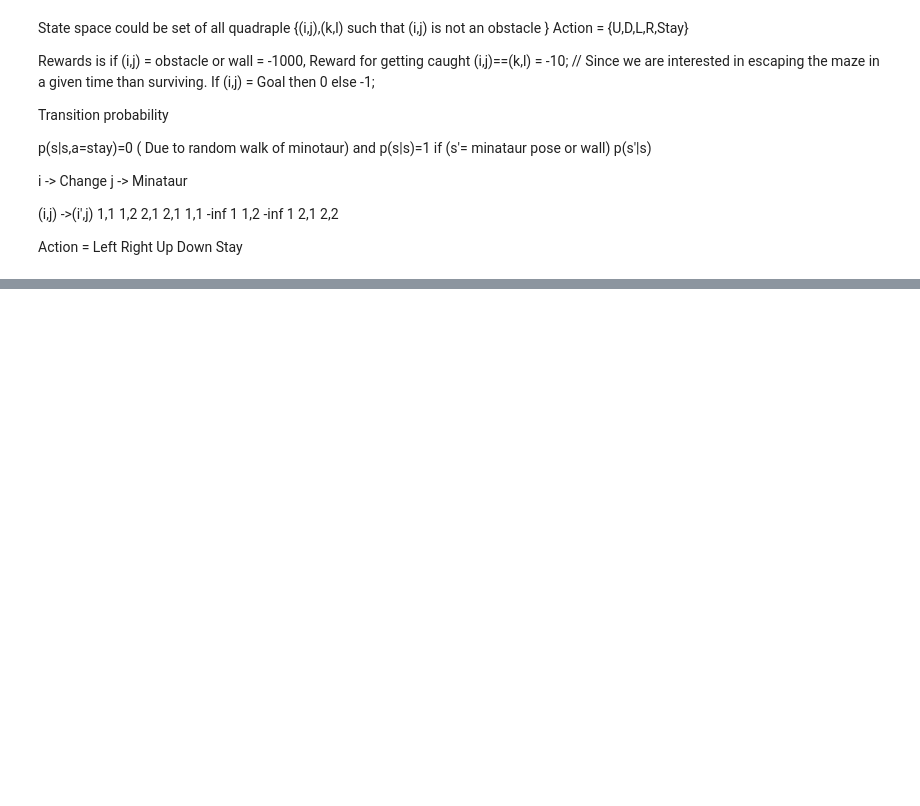
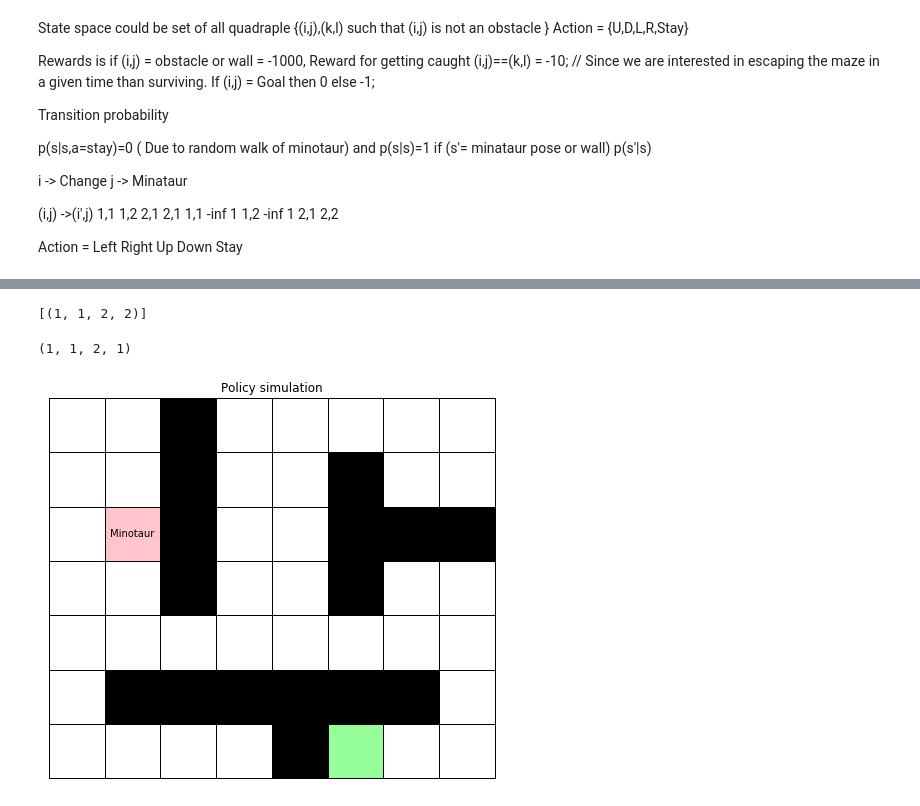
Before and after one commit to spinachisgood/Reinforcement, a Jupyter notebook: Assignments/Lab 1/Lab 1.ipynb, the cells around one changed output, grey strips where cells are left out. Cells and saved outputs as stored; diff of their text form; code cells hidden in the pictures; blank space fills up the shorter version.

```diff
--- a/Assignments/Lab 1/Lab 1.ipynb
+++ b/Assignments/Lab 1/Lab 1.ipynb
@@ -58,0 +75,16 @@ env = mz.Maze(maze)
+# %%
+# Finite horizon
+horizon = 10
+# Solve the MDP problem with dynamic programming
+V, policy= mz.dynamic_programming(env,horizon);
+# %%
+method = 'DynProg';
+start  = (1,1,2,2);
+path = env.simulate(start, policy, method);
+# %% [output]
+[(1, 1, 2, 2)]
+# %%
+mz.animate_solution(maze, path)
+# %% [output]
+(1, 1, 2, 1)
+[figure, added]
```
Also changed, not shown: parts of 2 cells of this notebook, 1 other file.
